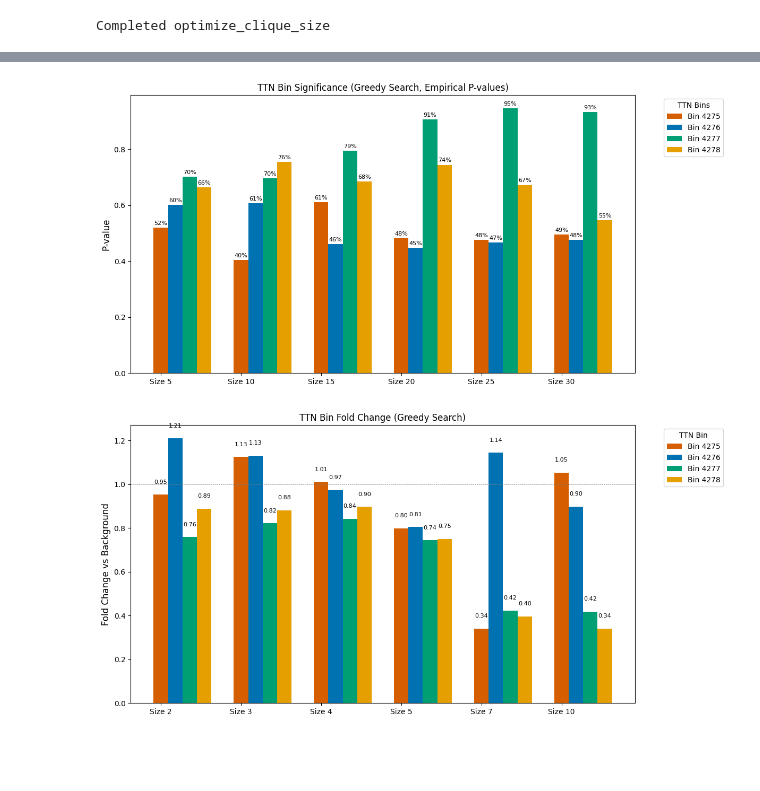
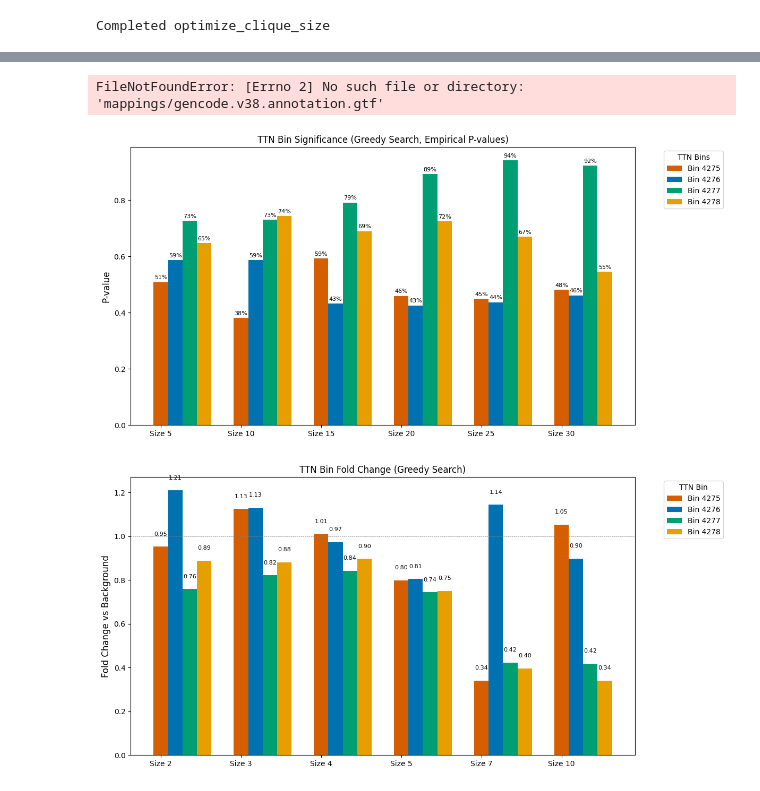
Before and after one commit to ethanoutangoun/chromatin-heart-dev, a Jupyter notebook: ttn_bin_selection.ipynb, the cells around one changed output, grey strips where cells are left out. Cells and saved outputs as stored; diff of their text form; code cells hidden in the pictures; blank space fills up the shorter version.

```diff
--- a/ttn_bin_selection.ipynb
+++ b/ttn_bin_selection.ipynb
@@ -96,14 +76,14 @@ TTN_BINS = [4275, 4276, 4277, 4278]
 
 
 # create a range of 2-30
-clique_sizes = list(range(2, 31))
+clique_sizes = list(range(3, 31))
 
 
 plt.figure(figsize=(10, 6))
 
 for seed_bin in TTN_BINS:
     # Load CSV
-    df = pd.read_csv(f'greedy_clique_size_optimization_results_seed_{seed_bin}.csv')
+    df = pd.read_csv(f'greedy_clique_size_optimization_results_seed_{seed_bin}_weak.csv')
 
     # Filter to desired clique sizes
     df_filtered = df[df['size'].isin(clique_sizes)]
@@ -128,3 +113,7 @@ plt.show()
+# %%
+test_genes = f.get_genes_from_bins(test_clique, BIN_MAP_PATH, GTF_PATH)
+# %% [output]
+FileNotFoundError: [Errno 2] No such file or directory: 'mappings/gencode.v38.annotation.gtf'
 # %%
 import pandas as pd
 import matplotlib.pyplot as plt
@@ -143,40 +132,40 @@ x_labels = []
 for i, size in enumerate(clique_sizes):
     for j, bin_id in enumerate(ttn_bins):
         # Load corresponding CSV
-        df = pd.read_csv(f'greedy_clique_size_optimization_results_seed_{bin_id}.csv')
+        df = pd.read_csv(f'greedy_clique_size_optimization_results_seed_{bin_id}_weak.csv')
 
         # Extract p-value for the given size
         row = df[df['size'] == size]
         if row.empty:
             continue
         p = row['p_value'].values[0]
 
         # Convert p-value to percentage for label
         p_percent = f'{p * 100:.0f}%' if pd.notnull(p) else 'N/A'
 
         # Calculate bar position
         x = i + j * bar_width
 
         # Plot the bar
         ax.bar(x, p, color=colors[j], width=bar_width, label=f'Bin {bin_id}' if i == 0 else "")
         ax.text(x, p + 0.01, p_percent, ha='center', fontsize=8)
 
         # Set x-tick info once per bin
         if i == 0:
             xticks.append(j * bar_width + 1.5)
             x_labels.append(f'Bin {bin_id}')
 
 # Final styling
 ax.set_xticks(range(len(clique_sizes)))
 ax.set_xticklabels([f'Size {s}' for s in clique_sizes])
 ax.axhline(0, color='gray', linewidth=0.5)
 ax.set_ylabel('P-value', fontsize=12)
 ax.set_title('TTN Bin Significance (Greedy Search, Empirical P-values)')
 ax.legend(title='TTN Bins', bbox_to_anchor=(1.05, 1), loc='upper left')
 plt.tight_layout()
 plt.show()
 # %% [output]
-[figure, old version]
+[figure, new version]
 # %%
 import pandas as pd
 import matplotlib.pyplot as plt
```
Also changed, not shown: parts of 5 cells of this notebook, 5 other files.
